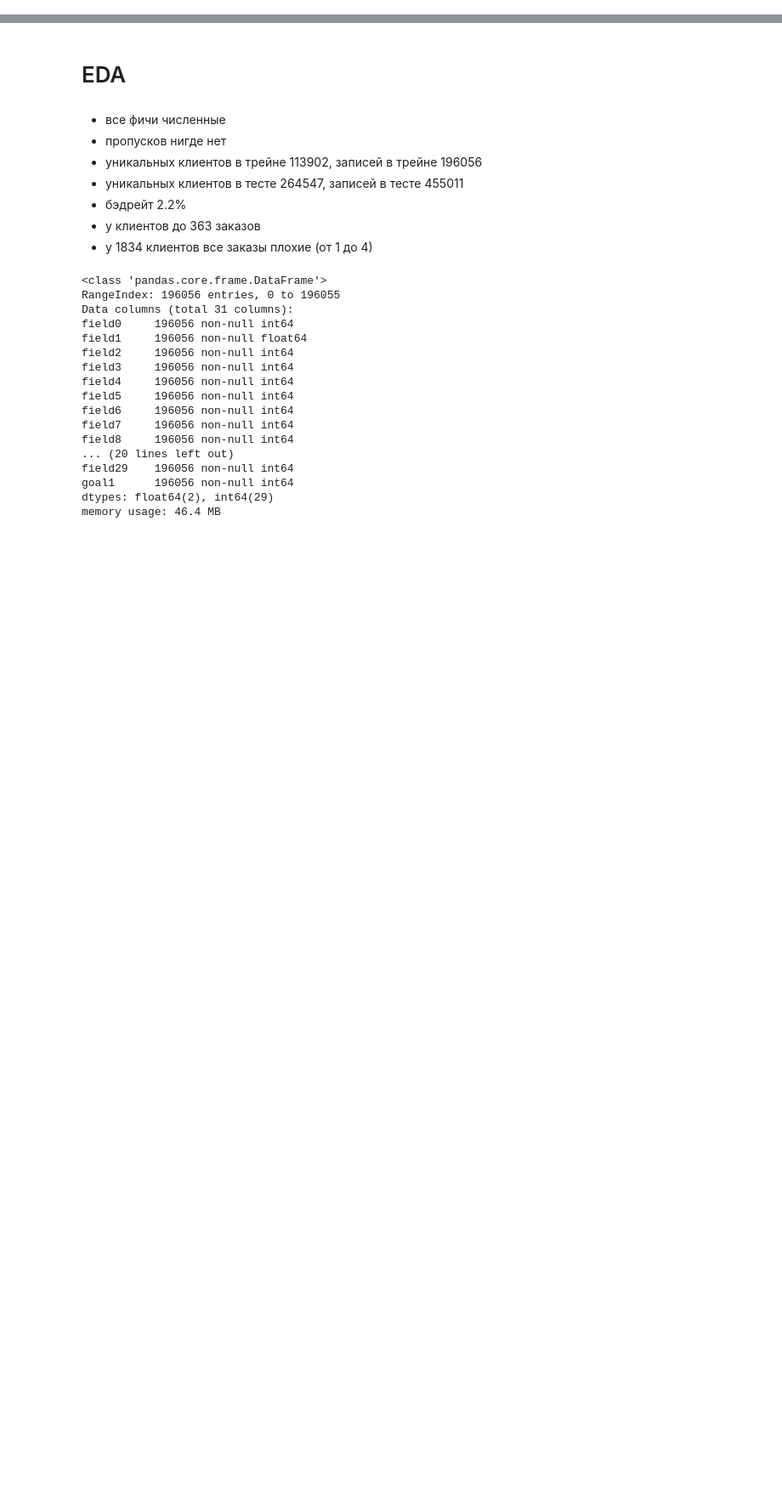
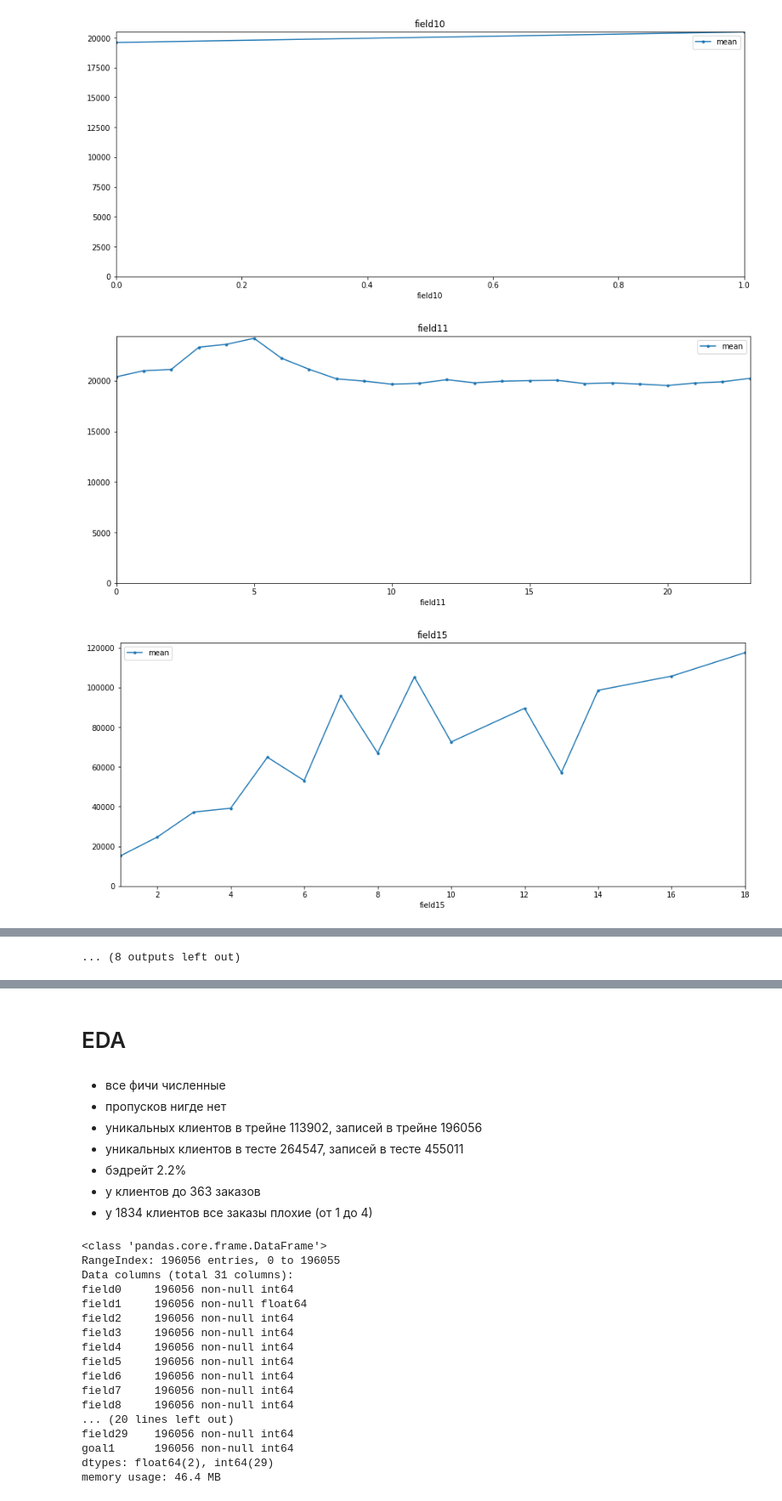
Before and after one commit to annabaydina/12trip, a Jupyter notebook: 12trip.ipynb, the cells around one changed output, grey strips where cells are left out. Shown at 85% size. Cells and saved outputs as stored; diff of their text form; code cells hidden in the pictures; blank space fills up the shorter version.

```diff
--- a/12trip.ipynb
+++ b/12trip.ipynb
@@ -21,10 +21,19 @@ from catboost import CatBoostClassifier
+# %%
+df_train = pd.read_csv('../data/onetwotrip_challenge_train.csv')
+df_test = pd.read_csv('../data/onetwotrip_challenge_test.csv')
 # %%
-df_train = pd.read_csv('onetwotrip_challenge_train.csv')
-df_test = pd.read_csv('onetwotrip_challenge_test.csv')
-
 features = list(filter(lambda x: 'field' in x, df_train.columns))
 
 train = df_train.copy()[features + ['orderid', 'userid', 'goal1']]
 test = df_test.copy()[features + ['orderid', 'userid']]
 
 del df_train, df_test
+
+wh = pd.concat([train, test])
+
+short_feat = [feat for feat in wh.columns if 2<= wh[feat].value_counts().shape[0] <=32]
+len(short_feat)
+
+wh['price'] = (wh['field1'] + 1)*20000
+
+wh = pd.merge(wh, wh.groupby('userid').goal1.agg(['count']).reset_index(), on='userid')
@@ -30,0 +61,4 @@ del df_train, df_test
+# %%
+for feat in features:
+    print(wh[feat].value_counts())
+    print('--------------------------------------------')
@@ -30,0 +83,8 @@ del df_train, df_test
+# %%
+for feat in short_feat:
+    wh.groupby(feat).price.agg(['mean']).plot(figsize=(15, 6), style='.-', title=feat)
+    plt.ylim(0)
+# %% [output]
+[figure, added]
+[figure, added]
+[figure, added]
@@ -30,0 +100 @@ del df_train, df_test
+... (8 outputs left out)
```
Also changed, not shown: parts of 50 cells of this notebook.
